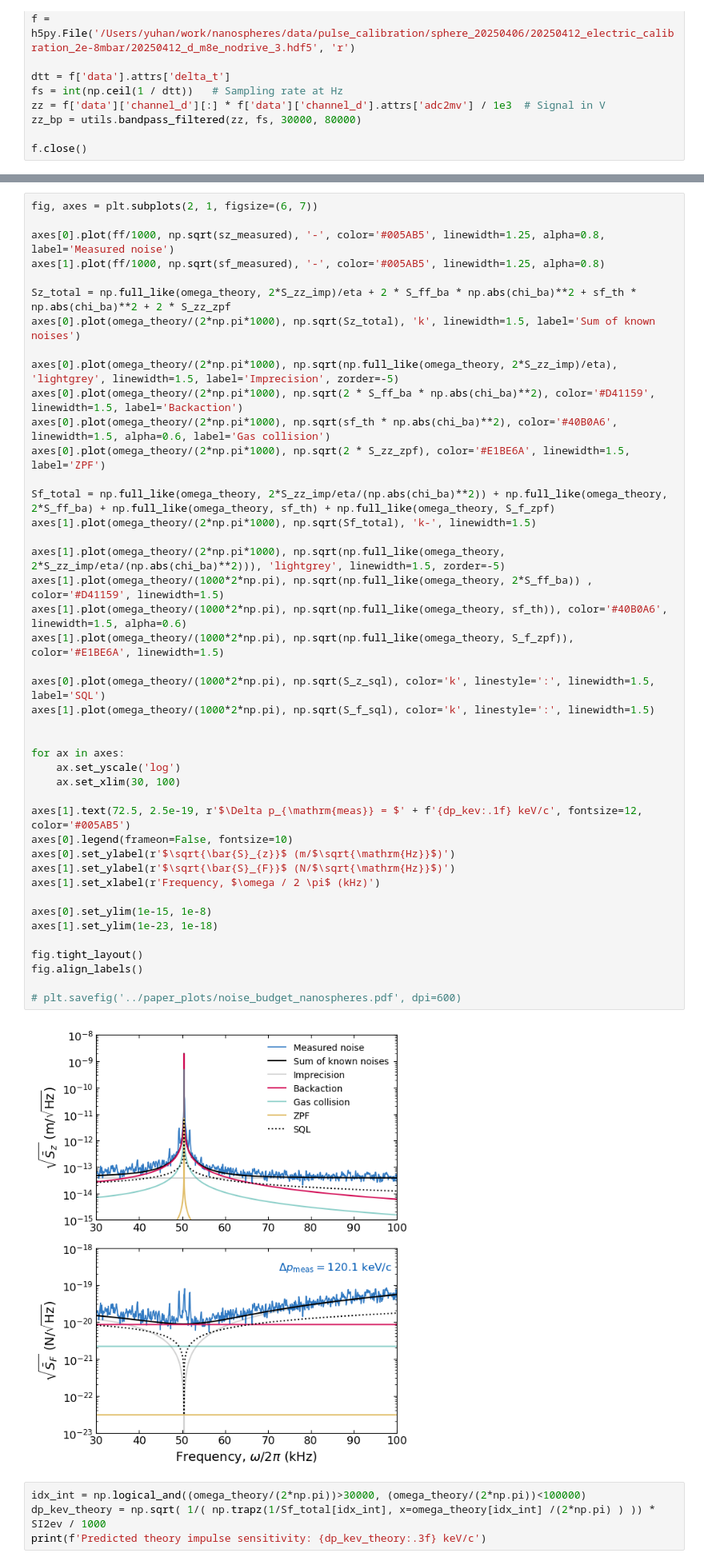
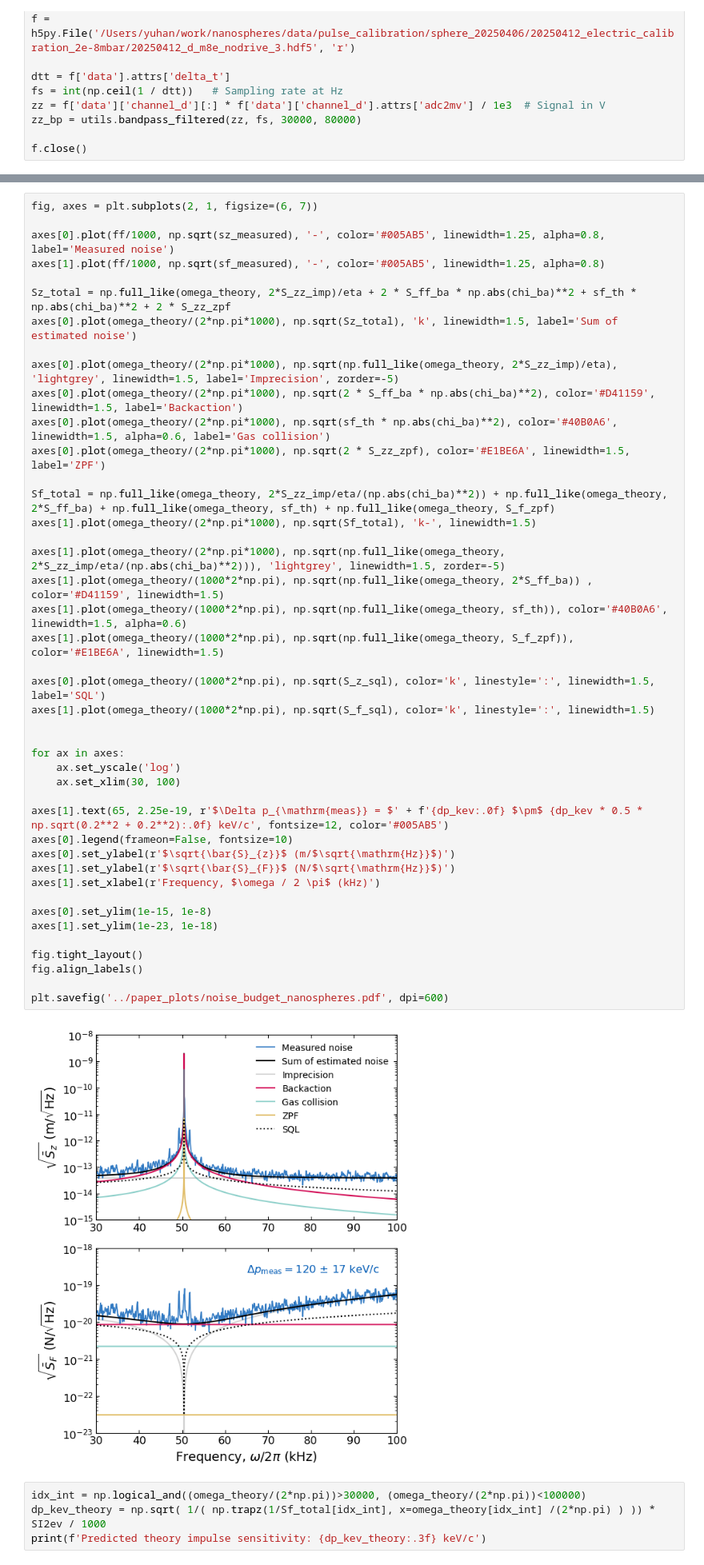
Before and after one commit to yuhants/dm_nanospheres, a Jupyter notebook: analysis_notebooks/sphere_combined_noise_budget.ipynb, the cells around one changed output, grey strips where cells are left out. Shown at 80% size. Cells and saved outputs as stored; diff of their text form.

Commit message:
minor update on noise budget

```diff
--- a/analysis_notebooks/sphere_combined_noise_budget.ipynb
+++ b/analysis_notebooks/sphere_combined_noise_budget.ipynb
@@ -205,7 +207,7 @@ axes[0].plot(ff/1000, np.sqrt(sz_measured), '-', color='#005AB5', linewidth=1.25
 axes[1].plot(ff/1000, np.sqrt(sf_measured), '-', color='#005AB5', linewidth=1.25, alpha=0.8)
 
 Sz_total = np.full_like(omega_theory, 2*S_zz_imp)/eta + 2 * S_ff_ba * np.abs(chi_ba)**2 + sf_th * np.abs(chi_ba)**2 + 2 * S_zz_zpf
-axes[0].plot(omega_theory/(2*np.pi*1000), np.sqrt(Sz_total), 'k', linewidth=1.5, label='Sum of known noises')
+axes[0].plot(omega_theory/(2*np.pi*1000), np.sqrt(Sz_total), 'k', linewidth=1.5, label='Sum of estimated noise')
 
 axes[0].plot(omega_theory/(2*np.pi*1000), np.sqrt(np.full_like(omega_theory, 2*S_zz_imp)/eta), 'lightgrey', linewidth=1.5, label='Imprecision', zorder=-5)
 axes[0].plot(omega_theory/(2*np.pi*1000), np.sqrt(2 * S_ff_ba * np.abs(chi_ba)**2), color='#D41159', linewidth=1.5, label='Backaction')
@@ -213,36 +215,36 @@ axes[0].plot(omega_theory/(2*np.pi*1000), np.sqrt(sf_th * np.abs(chi_ba)**2), co
 axes[0].plot(omega_theory/(2*np.pi*1000), np.sqrt(2 * S_zz_zpf), color='#E1BE6A', linewidth=1.5, label='ZPF')
 
 Sf_total = np.full_like(omega_theory, 2*S_zz_imp/eta/(np.abs(chi_ba)**2)) + np.full_like(omega_theory, 2*S_ff_ba) + np.full_like(omega_theory, sf_th) + np.full_like(omega_theory, S_f_zpf)
 axes[1].plot(omega_theory/(2*np.pi*1000), np.sqrt(Sf_total), 'k-', linewidth=1.5)
 
 axes[1].plot(omega_theory/(2*np.pi*1000), np.sqrt(np.full_like(omega_theory, 2*S_zz_imp/eta/(np.abs(chi_ba)**2))), 'lightgrey', linewidth=1.5, zorder=-5)
 axes[1].plot(omega_theory/(1000*2*np.pi), np.sqrt(np.full_like(omega_theory, 2*S_ff_ba)) , color='#D41159', linewidth=1.5)
 axes[1].plot(omega_theory/(1000*2*np.pi), np.sqrt(np.full_like(omega_theory, sf_th)), color='#40B0A6', linewidth=1.5, alpha=0.6)
 axes[1].plot(omega_theory/(1000*2*np.pi), np.sqrt(np.full_like(omega_theory, S_f_zpf)), color='#E1BE6A', linewidth=1.5)
 
 axes[0].plot(omega_theory/(1000*2*np.pi), np.sqrt(S_z_sql), color='k', linestyle=':', linewidth=1.5, label='SQL')
 axes[1].plot(omega_theory/(1000*2*np.pi), np.sqrt(S_f_sql), color='k', linestyle=':', linewidth=1.5)
 
 
 for ax in axes:
     ax.set_yscale('log')
     ax.set_xlim(30, 100)
 
-axes[1].text(72.5, 2.5e-19, r'$\Delta p_{\mathrm{meas}} = $' + f'{dp_kev:.1f} keV/c', fontsize=12, color='#005AB5')
+axes[1].text(65, 2.25e-19, r'$\Delta p_{\mathrm{meas}} = $' + f'{dp_kev:.0f} $\pm$ {dp_kev * 0.5 * np.sqrt(0.2**2 + 0.2**2):.0f} keV/c', fontsize=12, color='#005AB5')
 axes[0].legend(frameon=False, fontsize=10)
 axes[0].set_ylabel(r'$\sqrt{\bar{S}_{z}}$ (m/$\sqrt{\mathrm{Hz}}$)')
 axes[1].set_ylabel(r'$\sqrt{\bar{S}_{F}}$ (N/$\sqrt{\mathrm{Hz}}$)')
 axes[1].set_xlabel(r'Frequency, $\omega / 2 \pi$ (kHz)')
 
 axes[0].set_ylim(1e-15, 1e-8)
 axes[1].set_ylim(1e-23, 1e-18)
 
 fig.tight_layout()
 fig.align_labels()
 
-# plt.savefig('../paper_plots/noise_budget_nanospheres.pdf', dpi=600)
+plt.savefig('../paper_plots/noise_budget_nanospheres.pdf', dpi=600)
 # %% [output]
-[figure, old version]
+[figure, new version]
 # %%
 idx_int = np.logical_and((omega_theory/(2*np.pi))>30000, (omega_theory/(2*np.pi))<100000)
 dp_kev_theory = np.sqrt( 1/( np.trapz(1/Sf_total[idx_int], x=omega_theory[idx_int] /(2*np.pi) ) )) * SI2ev / 1000
```
Also changed, not shown: parts of 1 cell of this notebook, 1 other file.
